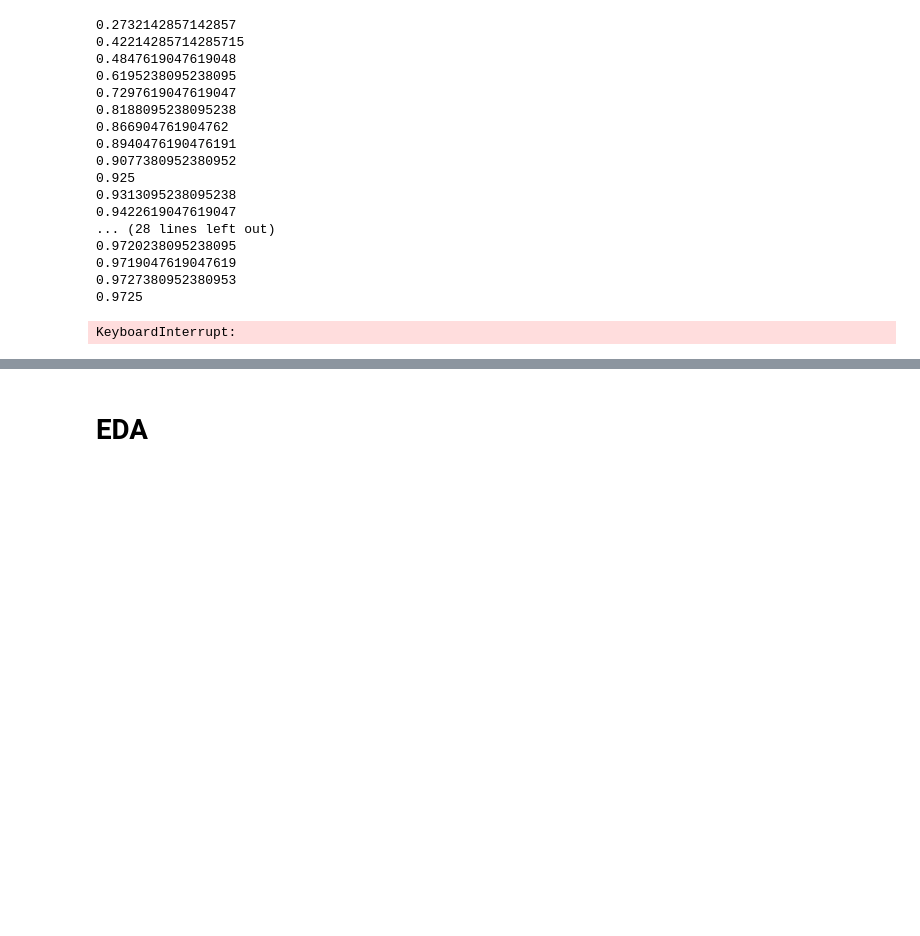
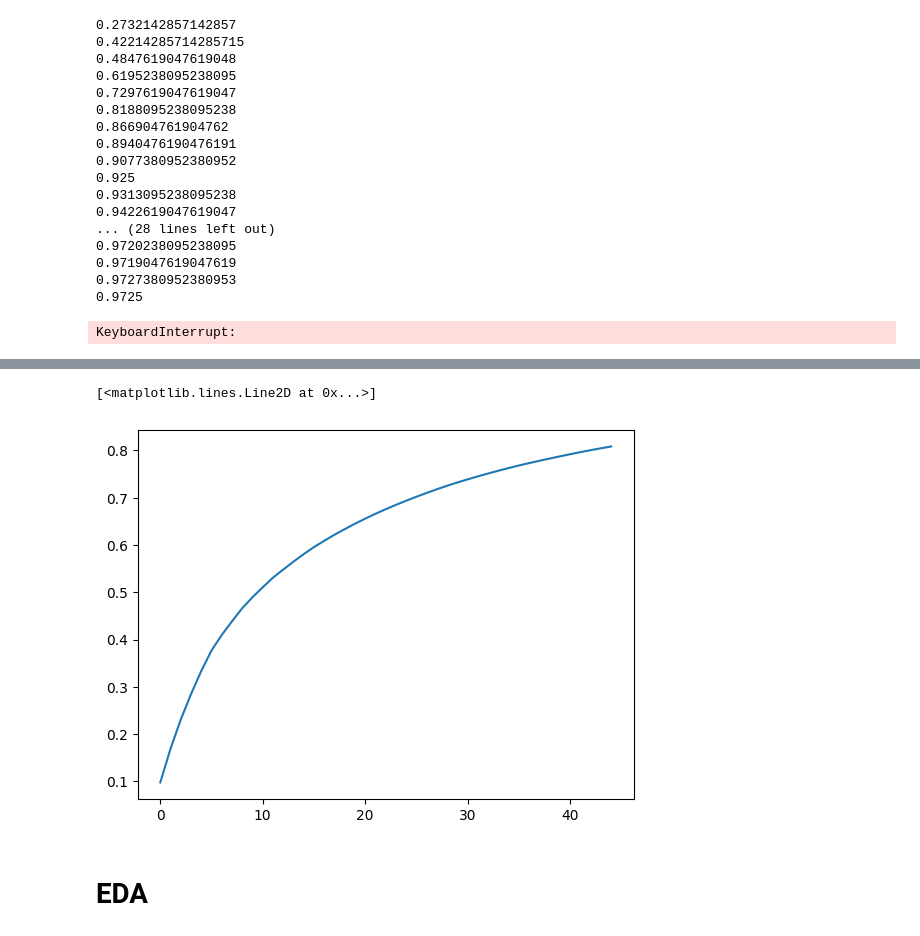
Before and after one commit to mmilannaik/bostonhousepricing, a Jupyter notebook: W29S2_PCA.ipynb, the cells around one changed output, grey strips where cells are left out. Cells and saved outputs as stored; diff of their text form; code cells hidden in the pictures; blank space fills up the shorter version.

```diff
--- a/W29S2_PCA.ipynb
+++ b/W29S2_PCA.ipynb
@@ -245,3 +276,8 @@ KeyboardInterrupt:
+# %%
+plt.plot(np.cumsum(pca.explained_variance_ratio_))
+# %% [output]
+[<matplotlib.lines.Line2D at 0x...>]
+[figure, added]
 # %% [markdown]
 # **EDA**
 # %%
```
Also changed, not shown: parts of 3 cells of this notebook.
